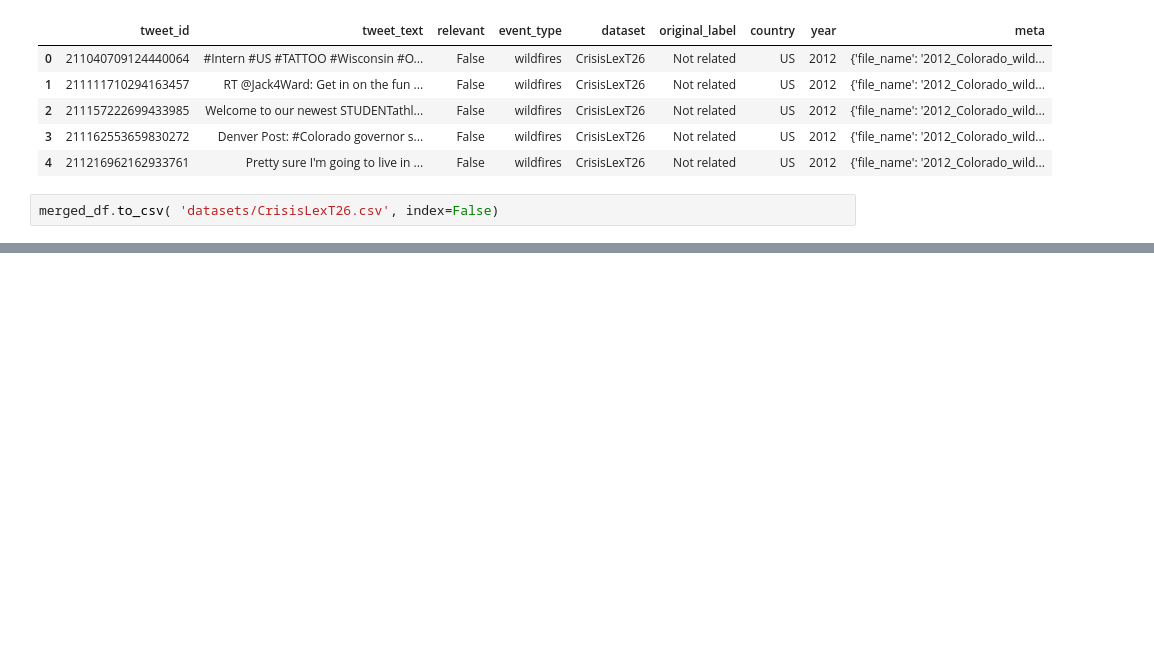
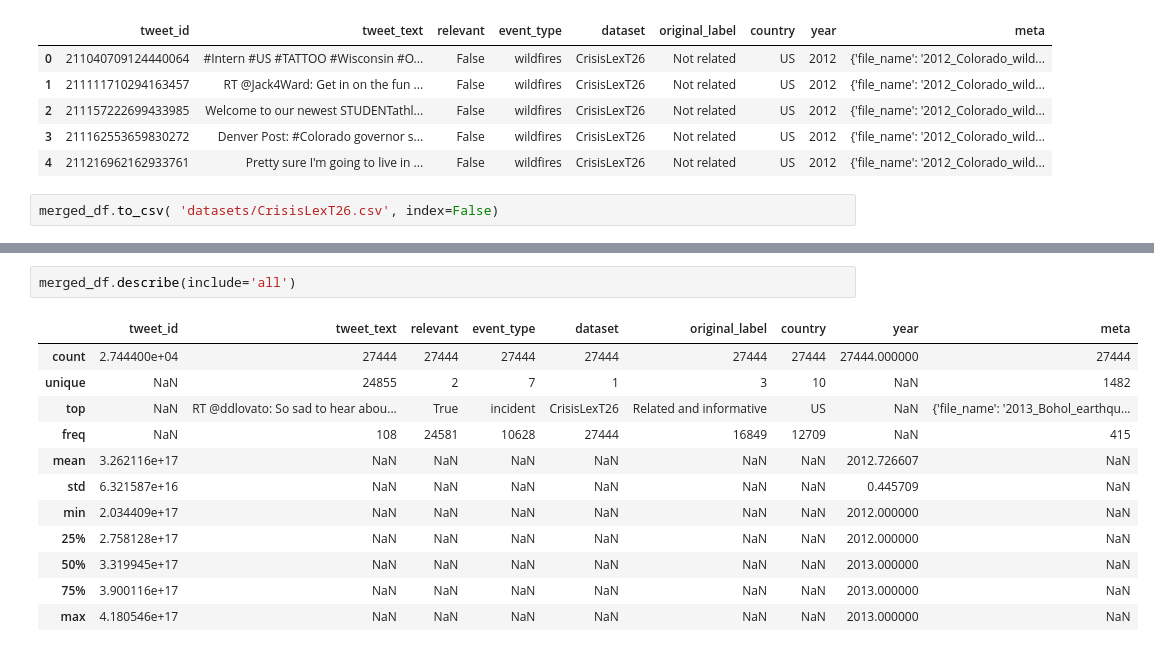
Before and after one commit to dhnhut/disaster-tweets, a Jupyter notebook: notebooks/0_dataset_CrisisLexT26.ipynb, the cells around one changed output, grey strips where cells are left out. Drawn from its saved outputs; the diff is of its cells as text; blank space fills up the shorter version.

Commit message:
Verify CrisisLexT26

```diff
--- a/notebooks/0_dataset_CrisisLexT26.ipynb
+++ b/notebooks/0_dataset_CrisisLexT26.ipynb
@@ -364,0 +386,15 @@ merged_df.to_csv( 'datasets/CrisisLexT26.csv', index=False)
+# %%
+merged_df.describe(include='all')
+# %% [output]
+|  | tweet_id | tweet_text | relevant | event_type | dataset | original_label | country | year | meta |
+| count | 2.744400e+04 | 27444 | 27444 | 27444 | 27444 | 27444 | 27444 | 27444.000000 | 27444 |
+| unique | NaN | 24855 | 2 | 7 | 1 | 3 | 10 | NaN | 1482 |
+| top | NaN | RT @ddlovato: So sad to hear abou... | True | incident | CrisisLexT26 | Related and informative | US | NaN | {'file_name': '2013_Bohol_earthqu... |
+| freq | NaN | 108 | 24581 | 10628 | 27444 | 16849 | 12709 | NaN | 415 |
+| mean | 3.262116e+17 | NaN | NaN | NaN | NaN | NaN | NaN | 2012.726607 | NaN |
+| std | 6.321587e+16 | NaN | NaN | NaN | NaN | NaN | NaN | 0.445709 | NaN |
+| min | 2.034409e+17 | NaN | NaN | NaN | NaN | NaN | NaN | 2012.000000 | NaN |
+| 25% | 2.758128e+17 | NaN | NaN | NaN | NaN | NaN | NaN | 2012.000000 | NaN |
+| 50% | 3.319945e+17 | NaN | NaN | NaN | NaN | NaN | NaN | 2013.000000 | NaN |
+| 75% | 3.900116e+17 | NaN | NaN | NaN | NaN | NaN | NaN | 2013.000000 | NaN |
+| max | 4.180546e+17 | NaN | NaN | NaN | NaN | NaN | NaN | 2013.000000 | NaN |
```
Also changed, not shown: parts of 5 cells of this notebook.
